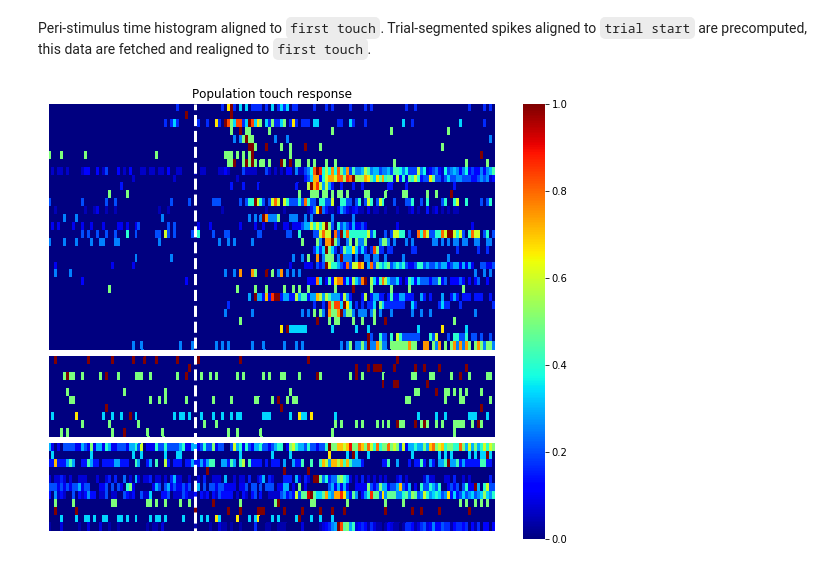
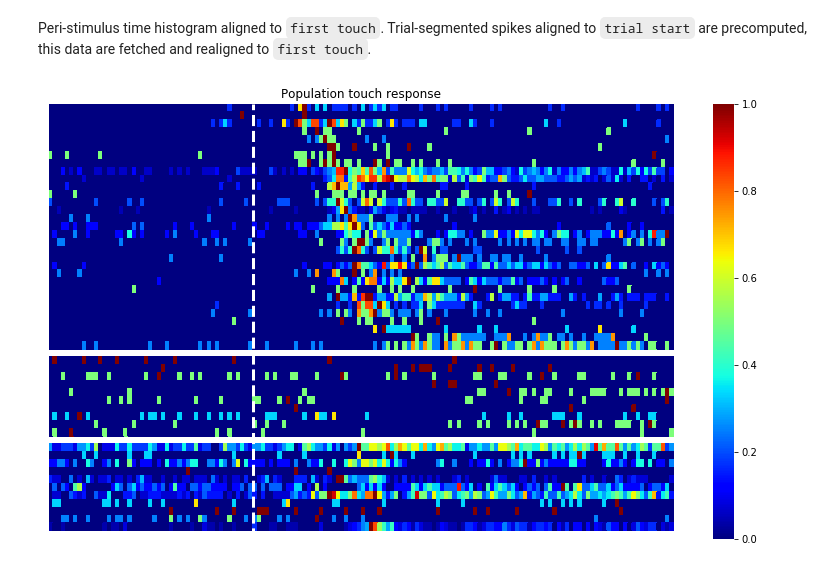
Before and after one commit to vathes/Hires-Gutnisky-2015, a Jupyter notebook: Notebooks/Hires-Gutnisky-2015 Example.ipynb, the cells around one changed output. Drawn from its saved outputs; the diff is of its cells as text; code cells hidden in the pictures.

Commit message:
shift AH cells by 10ms - update notebook, good now

```diff
--- a/Notebooks/Hires-Gutnisky-2015 Example.ipynb
+++ b/Notebooks/Hires-Gutnisky-2015 Example.ipynb
@@ -216,7 +216,7 @@ def build_realigned_PSTH(spike_train, spk_timestamps, event_data, event_timestam
     for spikes, spk_t, events, event_t in zip(spike_train, spk_timestamps, event_data, event_timestamps):
         if (events > 0).any():
             first_eve = event_t[events == 1][0]
-            aligned_spk = spk_t[spikes > 0] - first_eve
+            aligned_spk = (spk_t - first_eve)[spikes > 0]
             spike_times.append(aligned_spk)
 
     if spike_times:
@@ -260,7 +260,7 @@ for unit_group in (l4_c2_inside_spk, l4_c2_outside_spk, l5_c2_inside_spk):
     # obtain unit psth
     cell_spk_edge = PSTH_matrix[0][1] if cell_spk_edge is None else cell_spk_edge
     # per-unit normalization
-    cell_spk_rate = np.vstack(s[0] for s in PSTH_matrix)
+    cell_spk_rate = np.vstack([s[0] for s in PSTH_matrix])
     # sort units based on response amplitude
 #     sorted_units = np.argsort(np.argmax(cell_spk_rate, axis=1))
 #     cell_spk_rate = cell_spk_rate[sorted_units, :]
@@ -269,10 +269,10 @@ for unit_group in (l4_c2_inside_spk, l4_c2_outside_spk, l5_c2_inside_spk):
 # %%
 population_psth = np.vstack(population_psth)
 # %%
-fig2b, ax = plt.subplots(1, 1, figsize=(10, 8))
+fig2b, ax = plt.subplots(1, 1, figsize=(14, 8))
 sns.heatmap(population_psth, cmap='jet', ax=ax, xticklabels=[], yticklabels=[])
 
 ax.axvline(x=np.where(np.abs(cell_spk_edge-0)<1e-15)[0][0], color='w',linestyle='--',linewidth=3)
 ax.set_title('Population touch response');
 # %% [output]
-[figure, old version]
+[figure, new version]
```
Also changed, not shown: parts of 3 cells of this notebook, 5 other files.
